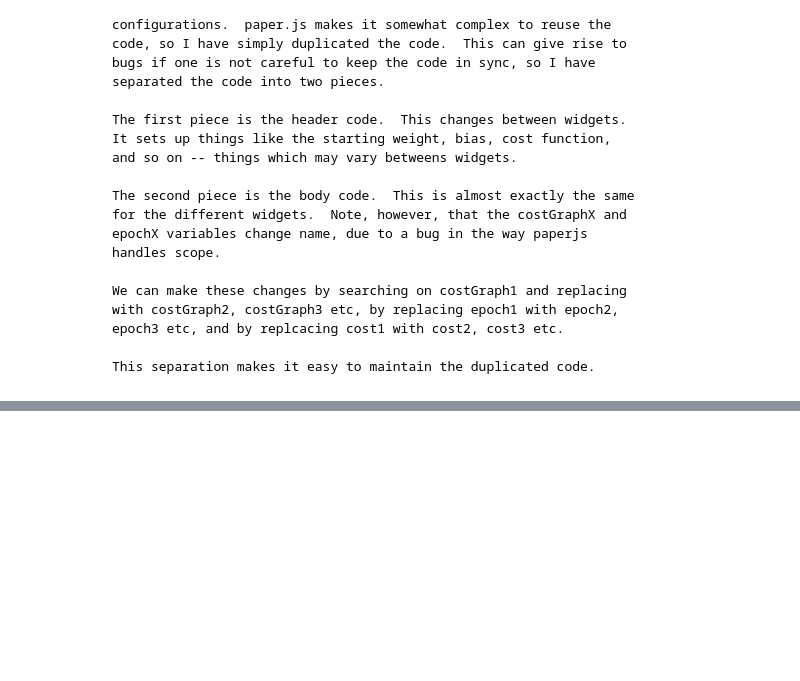
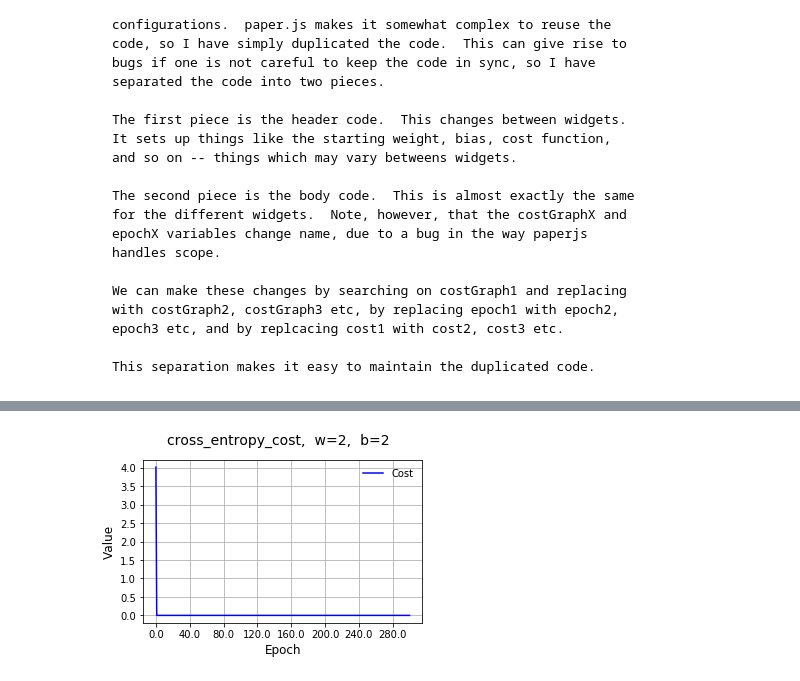
Before and after one commit to NelisW/NeuralNetworks-DeepLearning-Notes, a Jupyter notebook: code/chapter3-graphics.ipynb, the cells around one changed output, grey strips where cells are left out. Drawn from its saved outputs; the diff is of its cells as text; code cells hidden in the pictures; blank space fills up the shorter version.

```diff
--- a/code/chapter3-graphics.ipynb
+++ b/code/chapter3-graphics.ipynb
@@ -98,0 +111,4 @@ function onFrame(event) {
+# %%
+plotSimpleNeuron(cost=cross_entropy_cost(),startingWeight=2,startingBias=2,eta=0.15,numFrames=300);
+# %% [output]
+[figure, added]
```
Also changed, not shown: parts of 8 cells of this notebook, 14 other files.
